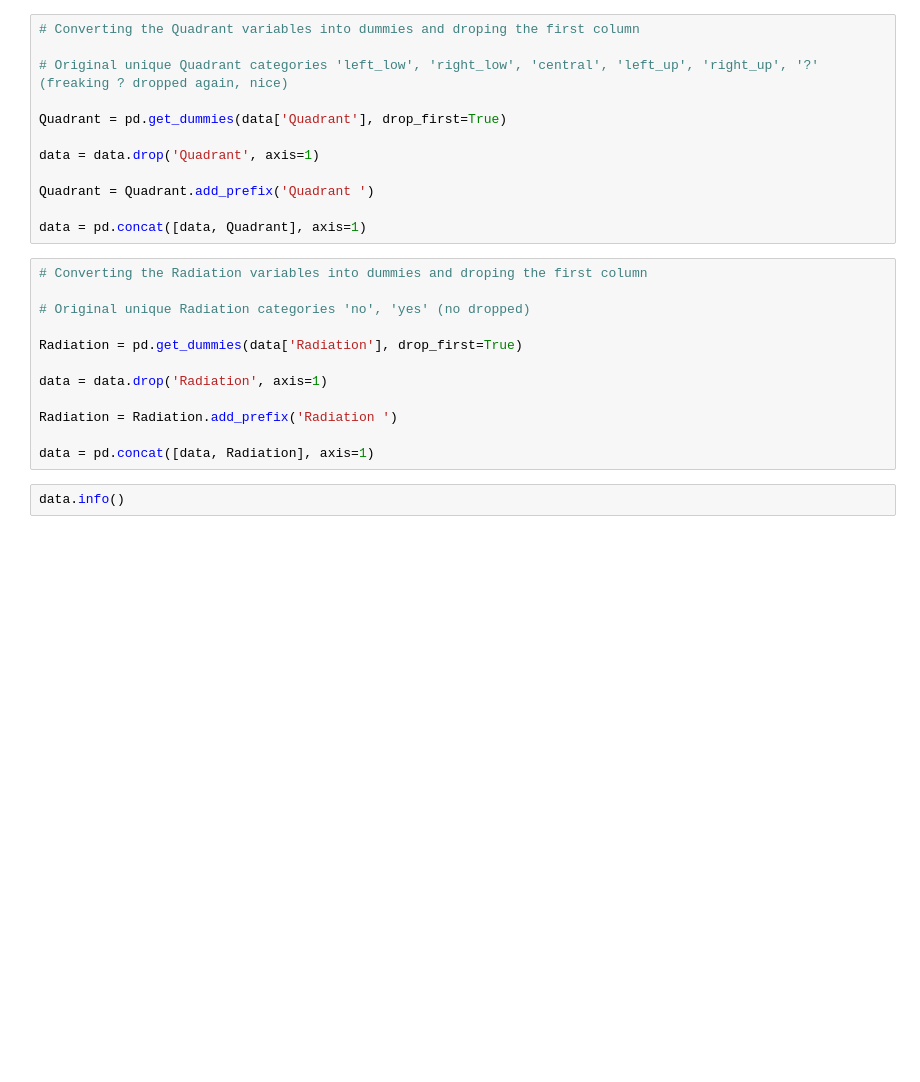
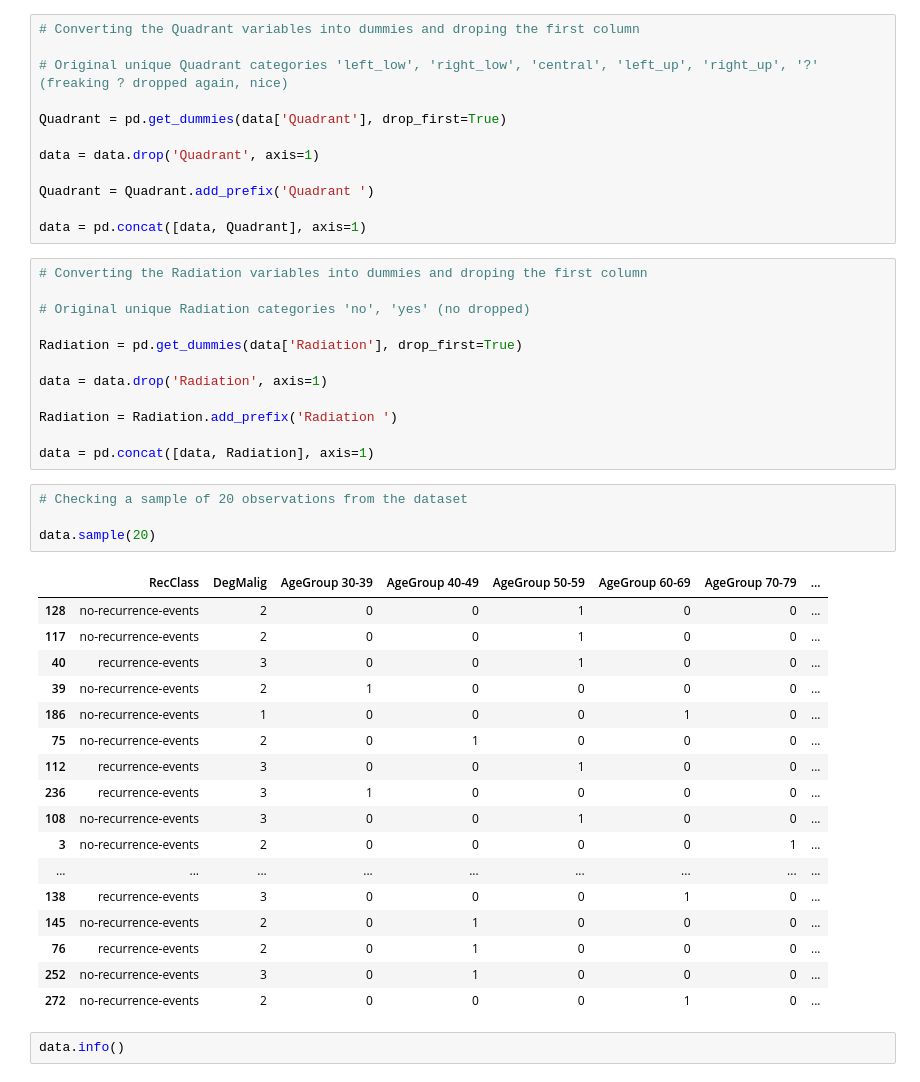
Before and after one commit to Otobi1/Predictors-of-Breast-Cancer-Recurrence, a Jupyter notebook: Predictors_of_Cancer_Recurrence.ipynb, the cells around one changed output. Drawn from its saved outputs; the diff is of its cells as text; blank space fills up the shorter version.

```diff
--- a/Predictors_of_Cancer_Recurrence.ipynb
+++ b/Predictors_of_Cancer_Recurrence.ipynb
@@ -226,6 +217,28 @@ data = data.drop('Radiation', axis=1)
 Radiation = Radiation.add_prefix('Radiation ')
 
 data = pd.concat([data, Radiation], axis=1)
+# %%
+# Checking a sample of 20 observations from the dataset
+
+data.sample(20)
+# %% [output]
+|  | RecClass | DegMalig | AgeGroup 30-39 | AgeGroup 40-49 | AgeGroup 50-59 | AgeGroup 60-69 | AgeGroup 70-79 | ... |
+| 128 | no-recurrence-events | 2 | 0 | 0 | 1 | 0 | 0 | ... |
+| 117 | no-recurrence-events | 2 | 0 | 0 | 1 | 0 | 0 | ... |
+| 40 | recurrence-events | 3 | 0 | 0 | 1 | 0 | 0 | ... |
+| 39 | no-recurrence-events | 2 | 1 | 0 | 0 | 0 | 0 | ... |
+| 186 | no-recurrence-events | 1 | 0 | 0 | 0 | 1 | 0 | ... |
+| 75 | no-recurrence-events | 2 | 0 | 1 | 0 | 0 | 0 | ... |
+| 112 | recurrence-events | 3 | 0 | 0 | 1 | 0 | 0 | ... |
+| 236 | recurrence-events | 3 | 1 | 0 | 0 | 0 | 0 | ... |
+| 108 | no-recurrence-events | 3 | 0 | 0 | 1 | 0 | 0 | ... |
+| 3 | no-recurrence-events | 2 | 0 | 0 | 0 | 0 | 1 | ... |
+| ... | ... | ... | ... | ... | ... | ... | ... | ... |
+| 138 | recurrence-events | 3 | 0 | 0 | 0 | 1 | 0 | ... |
+| 145 | no-recurrence-events | 2 | 0 | 1 | 0 | 0 | 0 | ... |
+| 76 | recurrence-events | 2 | 0 | 1 | 0 | 0 | 0 | ... |
+| 252 | no-recurrence-events | 3 | 0 | 1 | 0 | 0 | 0 | ... |
+| 272 | no-recurrence-events | 2 | 0 | 0 | 0 | 1 | 0 | ... |
 # %%
 data.info()
 # %% [output]
```
Also changed, not shown: parts of 65 cells of this notebook.
